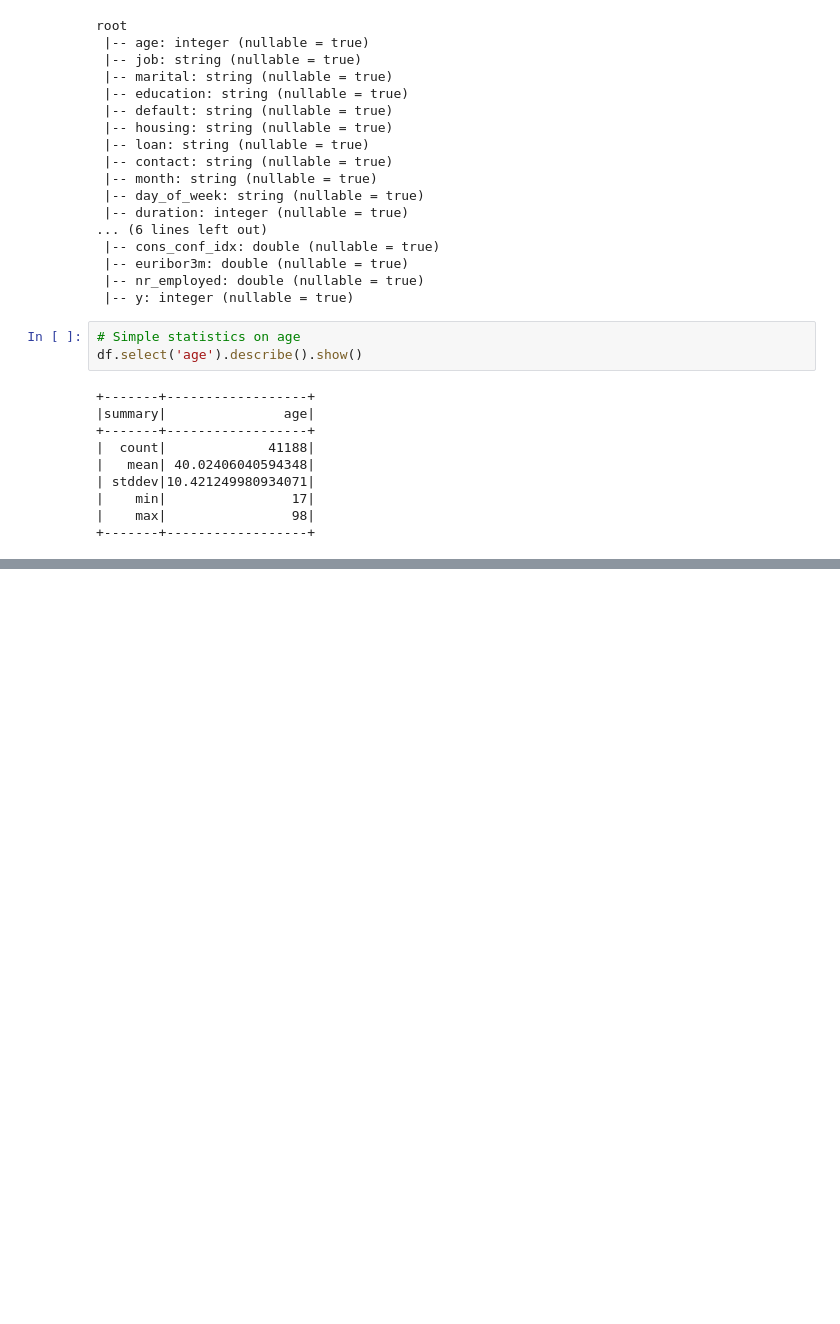
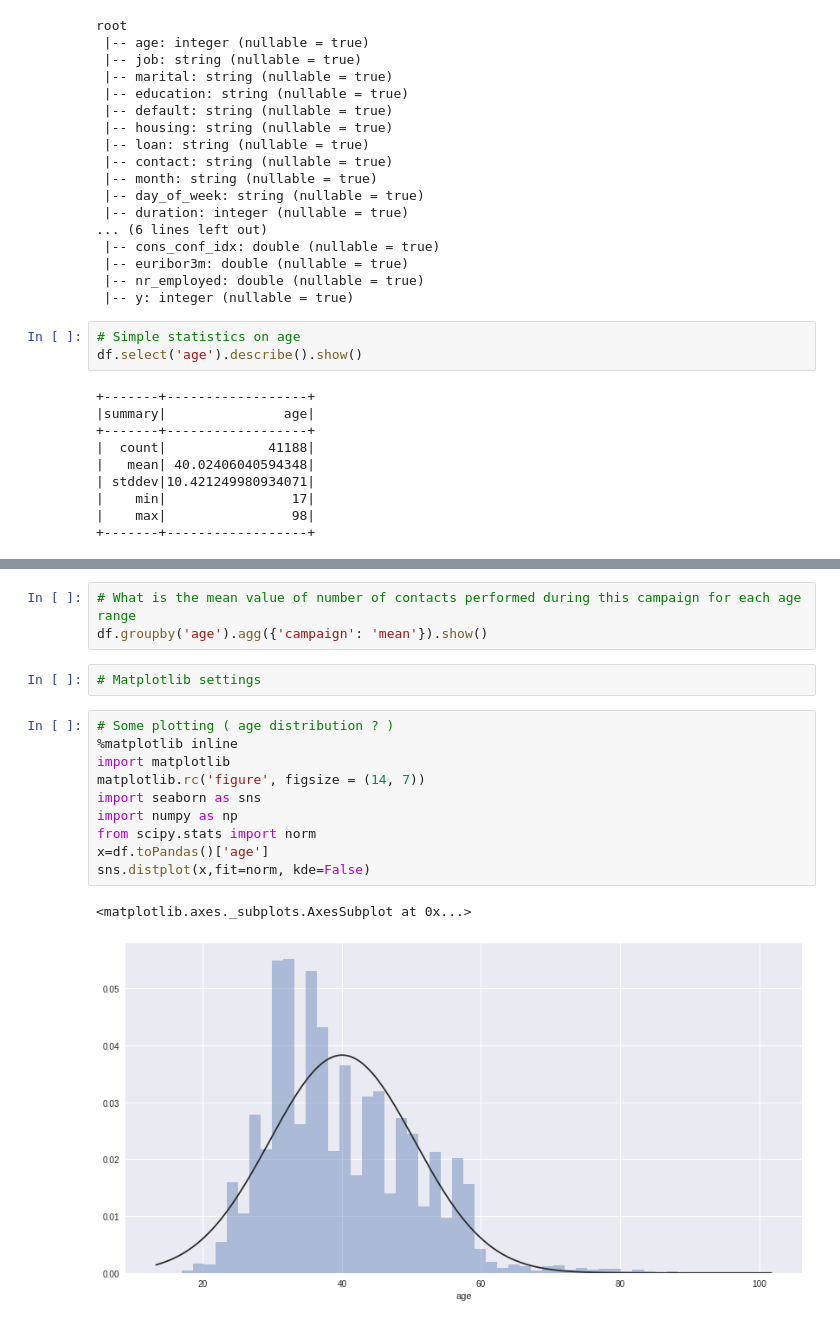
Before and after one commit to asierabreu/spark-course, a Jupyter notebook: Notebooks/Lab8/LogisticRegression.ipynb, the cells around one changed output, grey strips where cells are left out. Saved outputs shown, nothing was run; the diff lists cells and outputs as text; blank space fills up the shorter version.

```diff
--- a/Notebooks/Lab8/LogisticRegression.ipynb
+++ b/Notebooks/Lab8/LogisticRegression.ipynb
@@ -169,0 +157,18 @@ Py4JJavaError: An error occurred while calling z:org.apache.spark.api.python.Pyt
+# %%
+# What is the mean value of number of contacts performed during this campaign for each age range
+df.groupby('age').agg({'campaign': 'mean'}).show()
+# %%
+# Matplotlib settings
+# %%
+# Some plotting ( age distribution ? )
+%matplotlib inline
+import matplotlib
+matplotlib.rc('figure', figsize = (14, 7))
+import seaborn as sns
+import numpy as np
+from scipy.stats import norm
+x=df.toPandas()['age']
+sns.distplot(x,fit=norm, kde=False)
+# %% [output]
+<matplotlib.axes._subplots.AxesSubplot at 0x...>
+[figure, added]
```
Also changed, not shown: parts of 25 cells of this notebook.
